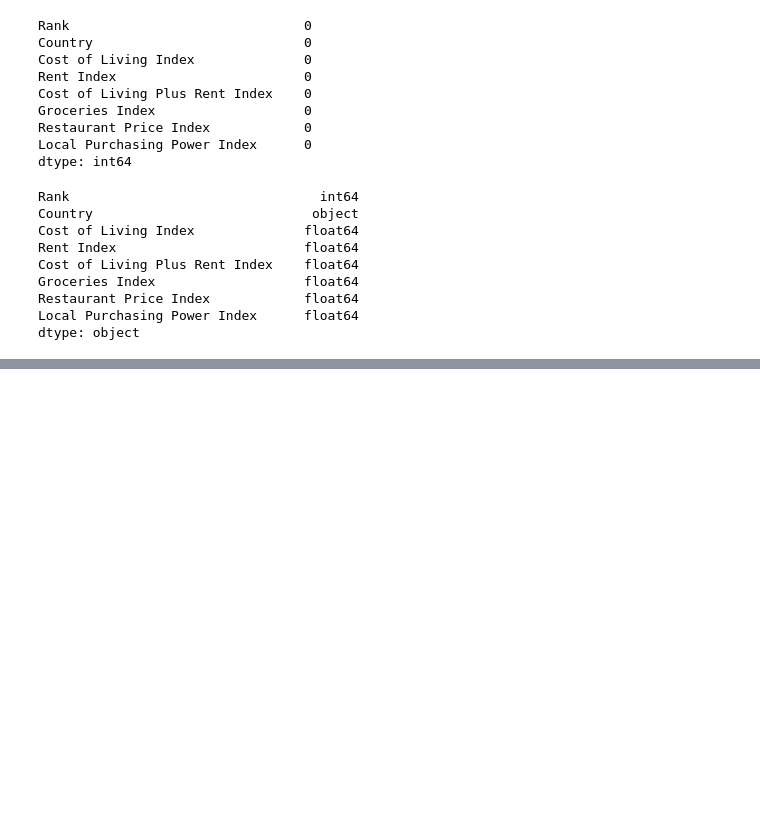
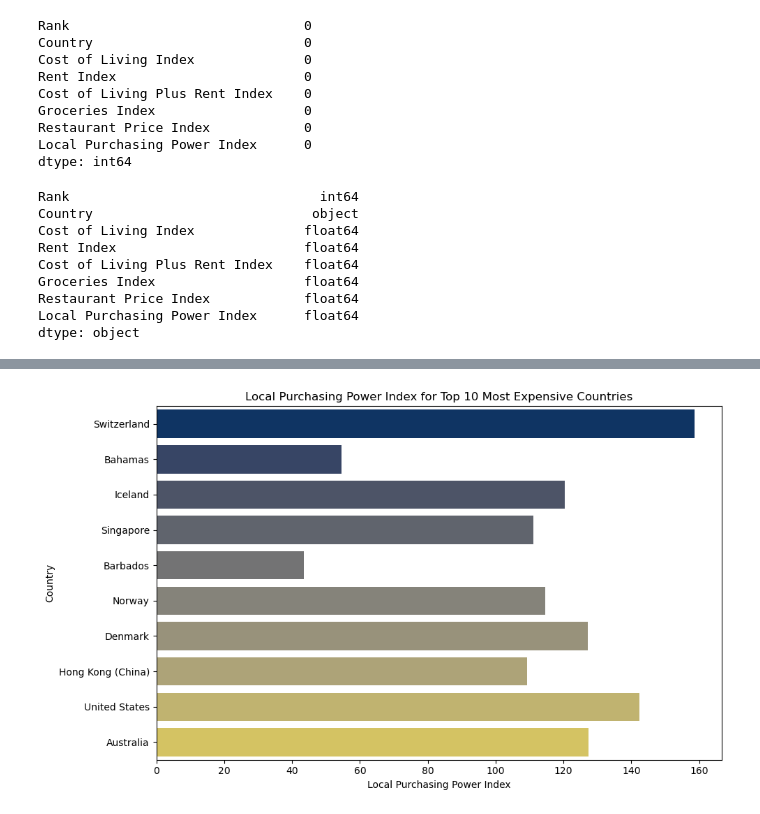
Before and after one commit to federicoariton/Project-2-Exploratory-data-analysis, a Jupyter notebook: Cost of Living Index by Country.ipynb, the cells around one changed output, grey strips where cells are left out. Cells and saved outputs as stored; diff of their text form; code cells hidden in the pictures; blank space fills up the shorter version.

```diff
--- a/Cost of Living Index by Country.ipynb
+++ b/Cost of Living Index by Country.ipynb
@@ -83,0 +132,15 @@ dtype: object
+# %%
+# Extracting the relevant columns for Local Purchasing Power Index analysis
+top_10_expensive_purchasing_power = df.nlargest(10, 'Cost of Living Index')[['Country', 'Local Purchasing Power Index']]
+
+# Plotting the Local Purchasing Power Index
+plt.figure(figsize=(10, 6))
+sns.barplot(x='Local Purchasing Power Index', y='Country', data=top_10_expensive_purchasing_power, palette='cividis')
+plt.title('Local Purchasing Power Index for Top 10 Most Expensive Countries')
+plt.xlabel('Local Purchasing Power Index')
+plt.ylabel('Country')
+
+plt.tight_layout()
+plt.show()
+# %% [output]
+[figure, added]
```
Also changed, not shown: parts of 4 cells of this notebook.
